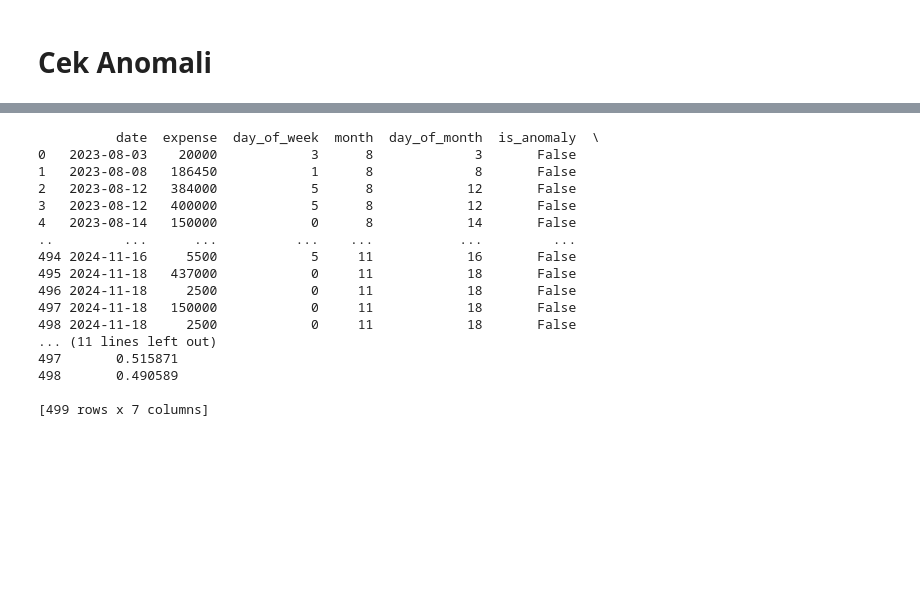
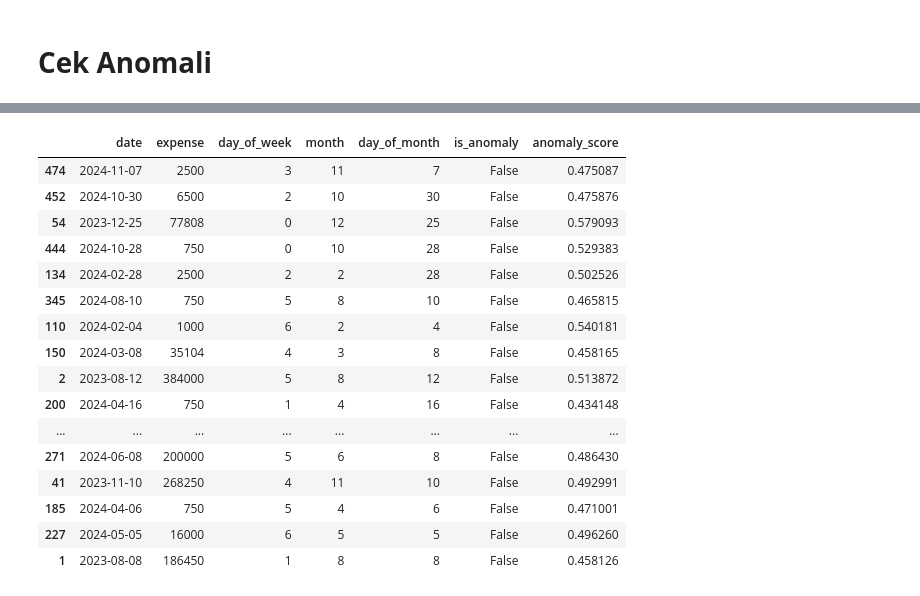
Before and after one commit to itsmaul/bangkit-capstone, a Jupyter notebook: All_Integrated.ipynb, the cells around one changed output, grey strips where cells are left out. Cells and saved outputs as stored; diff of their text form; code cells hidden in the pictures; blank space fills up the shorter version.

```diff
--- a/All_Integrated.ipynb
+++ b/All_Integrated.ipynb
@@ -346,25 +346,25 @@ print(result)
 # %%
 data2 = pd.read_json('expense_data.json')
 
 detector = AdvancedFinancialAnomalyDetector(contamination=0.01)
 result = detector.detect_anomalies(data2)
 
-print(result)
+result.sample(20)
 # %% [output]
-          date  expense  day_of_week  month  day_of_month  is_anomaly  \
-0   2023-08-03    20000            3      8             3       False
-1   2023-08-08   186450            1      8             8       False
-2   2023-08-12   384000            5      8            12       False
-3   2023-08-12   400000            5      8            12       False
-4   2023-08-14   150000            0      8            14       False
-..         ...      ...          ...    ...           ...         ...
-494 2024-11-16     5500            5     11            16       False
-495 2024-11-18   437000            0     11            18       False
-496 2024-11-18     2500            0     11            18       False
-497 2024-11-18   150000            0     11            18       False
-498 2024-11-18     2500            0     11            18       False
-... (11 lines left out)
-497       0.515871
-498       0.490589
-
-[499 rows x 7 columns]
+|  | date | expense | day_of_week | month | day_of_month | is_anomaly | anomaly_score |
+| 474 | 2024-11-07 | 2500 | 3 | 11 | 7 | False | 0.475087 |
+| 452 | 2024-10-30 | 6500 | 2 | 10 | 30 | False | 0.475876 |
+| 54 | 2023-12-25 | 77808 | 0 | 12 | 25 | False | 0.579093 |
+| 444 | 2024-10-28 | 750 | 0 | 10 | 28 | False | 0.529383 |
+| 134 | 2024-02-28 | 2500 | 2 | 2 | 28 | False | 0.502526 |
+| 345 | 2024-08-10 | 750 | 5 | 8 | 10 | False | 0.465815 |
+| 110 | 2024-02-04 | 1000 | 6 | 2 | 4 | False | 0.540181 |
+| 150 | 2024-03-08 | 35104 | 4 | 3 | 8 | False | 0.458165 |
+| 2 | 2023-08-12 | 384000 | 5 | 8 | 12 | False | 0.513872 |
+| 200 | 2024-04-16 | 750 | 1 | 4 | 16 | False | 0.434148 |
+| ... | ... | ... | ... | ... | ... | ... | ... |
+| 271 | 2024-06-08 | 200000 | 5 | 6 | 8 | False | 0.486430 |
+| 41 | 2023-11-10 | 268250 | 4 | 11 | 10 | False | 0.492991 |
+| 185 | 2024-04-06 | 750 | 5 | 4 | 6 | False | 0.471001 |
+| 227 | 2024-05-05 | 16000 | 6 | 5 | 5 | False | 0.496260 |
+| 1 | 2023-08-08 | 186450 | 1 | 8 | 8 | False | 0.458126 |
```
Also changed, not shown: parts of 1 cell of this notebook.
